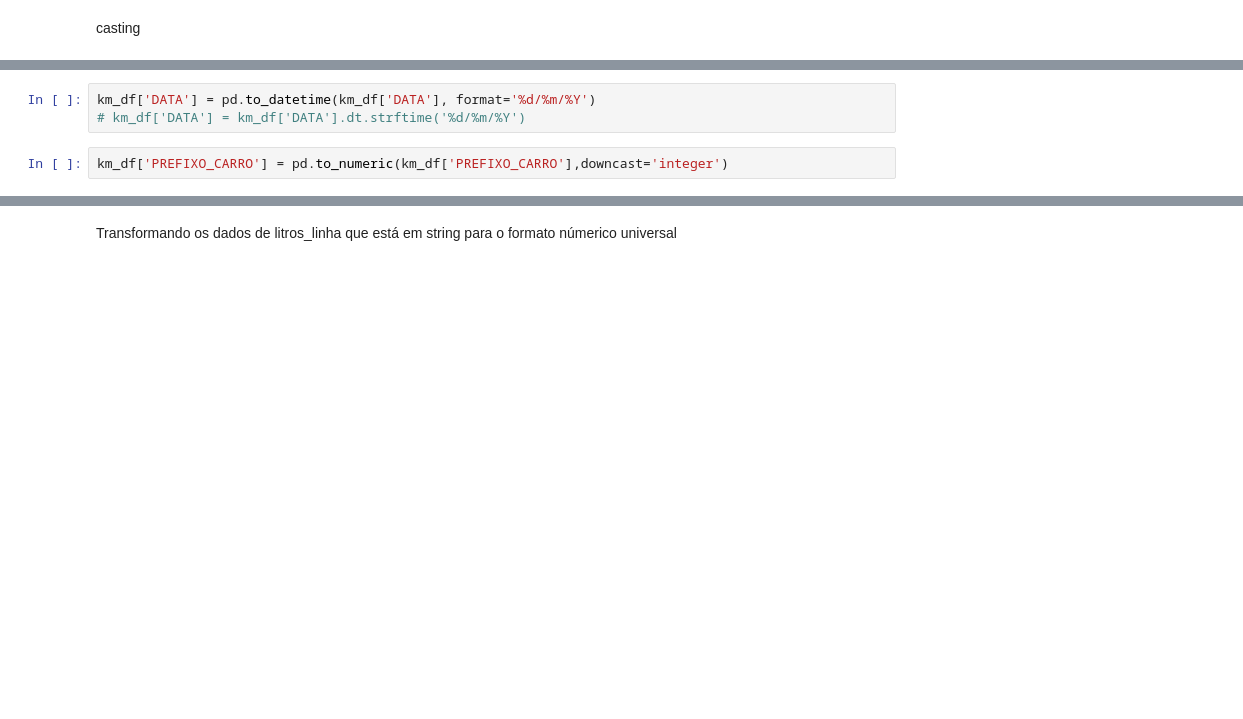
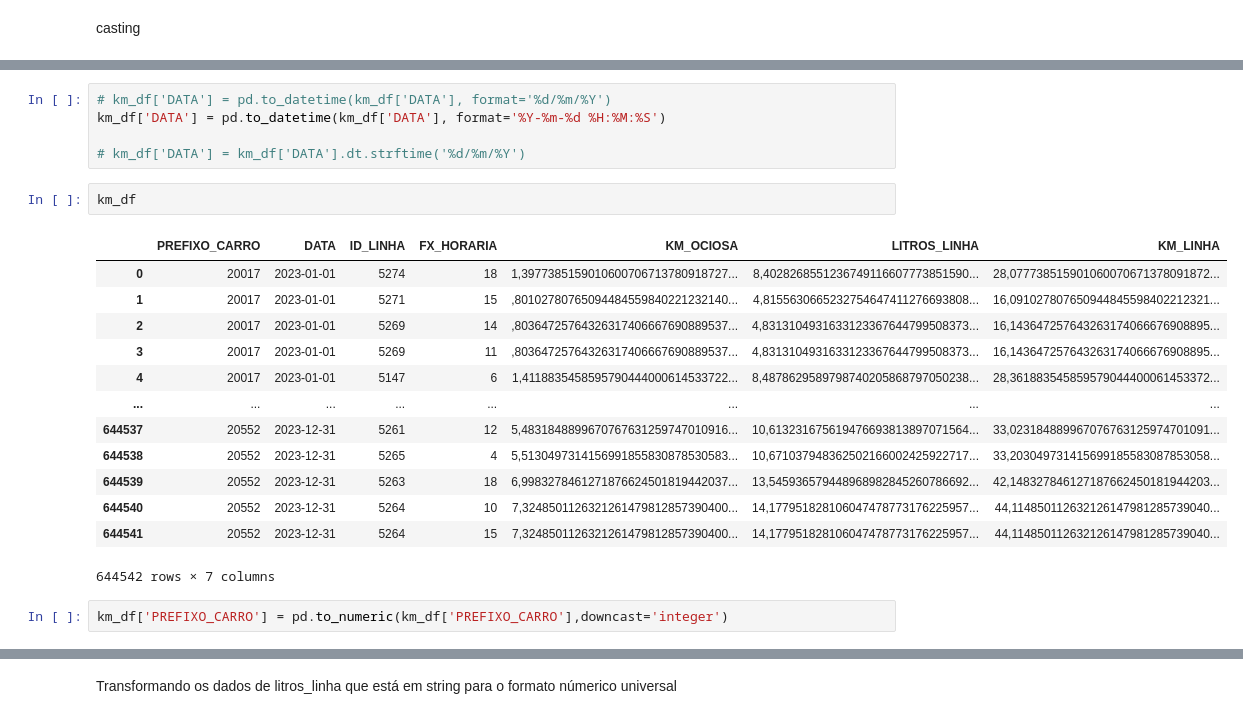
Before and after one commit to marcelopborges/datalakehouse_lowcost, a Jupyter notebook: notebooks/eda.ipynb, the cells around one changed output, grey strips where cells are left out. Drawn from its saved outputs; the diff is of its cells as text; blank space fills up the shorter version.

```diff
--- a/notebooks/eda.ipynb
+++ b/notebooks/eda.ipynb
@@ -112,7 +129,25 @@ LITROS_LINHA     object
 KM_LINHA         object
 dtype: object
 # %%
-km_df['DATA'] = pd.to_datetime(km_df['DATA'], format='%d/%m/%Y')
+# km_df['DATA'] = pd.to_datetime(km_df['DATA'], format='%d/%m/%Y')
+km_df['DATA'] = pd.to_datetime(km_df['DATA'], format='%Y-%m-%d %H:%M:%S')
+
 # km_df['DATA'] = km_df['DATA'].dt.strftime('%d/%m/%Y')
-# %%
-km_df['PREFIXO_CARRO'] = pd.to_numeric(km_df['PREFIXO_CARRO'],downcast='integer')
+# %%
+km_df
+# %% [output]
+|  | PREFIXO_CARRO | DATA | ID_LINHA | FX_HORARIA | KM_OCIOSA | LITROS_LINHA | KM_LINHA |
+| 0 | 20017 | 2023-01-01 | 5274 | 18 | 1,3977385159010600706713780918727... | 8,4028268551236749116607773851590... | 28,077738515901060070671378091872... |
+| 1 | 20017 | 2023-01-01 | 5271 | 15 | ,80102780765094484559840221232140... | 4,8155630665232754647411276693808... | 16,091027807650944845598402212321... |
+| 2 | 20017 | 2023-01-01 | 5269 | 14 | ,80364725764326317406667690889537... | 4,8313104931633123367644799508373... | 16,143647257643263174066676908895... |
+| 3 | 20017 | 2023-01-01 | 5269 | 11 | ,80364725764326317406667690889537... | 4,8313104931633123367644799508373... | 16,143647257643263174066676908895... |
+| 4 | 20017 | 2023-01-01 | 5147 | 6 | 1,4118835458595790444000614533722... | 8,4878629589798740205868797050238... | 28,361883545859579044400061453372... |
+| ... | ... | ... | ... | ... | ... | ... | ... |
+| 644537 | 20552 | 2023-12-31 | 5261 | 12 | 5,4831848899670767631259747010916... | 10,613231675619476693813897071564... | 33,023184889967076763125974701091... |
+| 644538 | 20552 | 2023-12-31 | 5265 | 4 | 5,5130497314156991855830878530583... | 10,671037948362502166002425922717... | 33,203049731415699185583087853058... |
+| 644539 | 20552 | 2023-12-31 | 5263 | 18 | 6,9983278461271876624501819442037... | 13,545936579448968982845260786692... | 42,148327846127187662450181944203... |
+| 644540 | 20552 | 2023-12-31 | 5264 | 10 | 7,3248501126321261479812857390400... | 14,177951828106047478773176225957... | 44,114850112632126147981285739040... |
+| 644541 | 20552 | 2023-12-31 | 5264 | 15 | 7,3248501126321261479812857390400... | 14,177951828106047478773176225957... | 44,114850112632126147981285739040... |
+644542 rows × 7 columns
+# %%
+km_df['PREFIXO_CARRO'] = pd.to_numeric(km_df['PREFIXO_CARRO'],downcast='integer')
```
Also changed, not shown: parts of 33 cells of this notebook, 12 other files.
